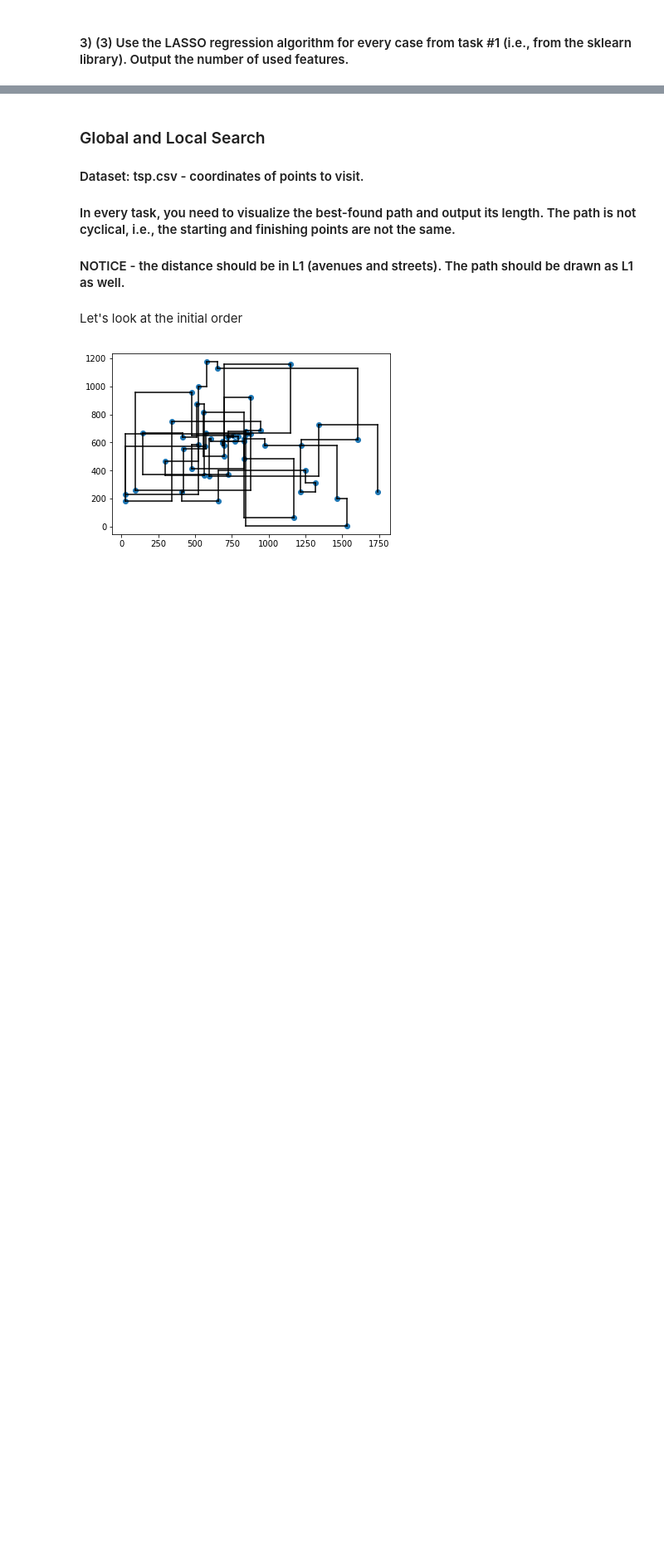
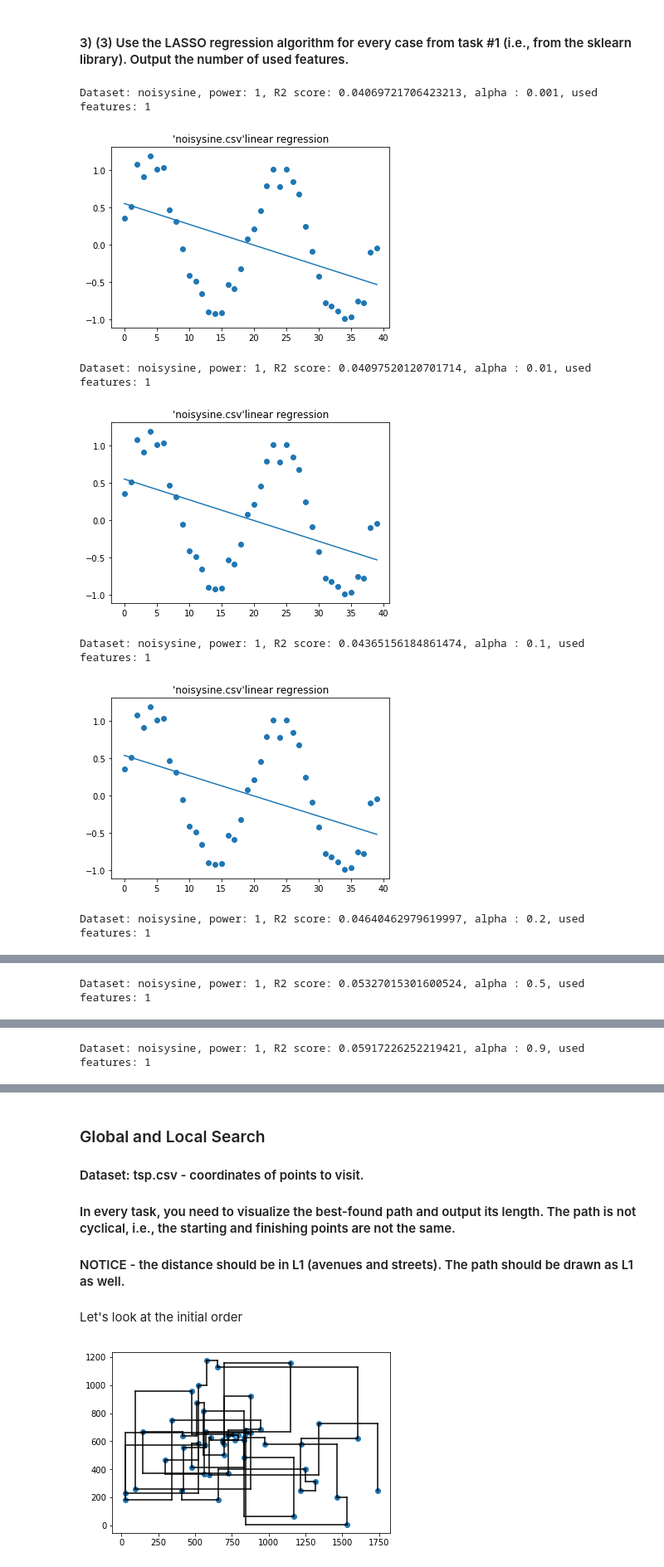
Before and after one commit to Igor-Tukh/machine-learning-hse, a Jupyter notebook: hw04/hw04.ipynb, the cells around one changed output, grey strips where cells are left out. Shown at 83% size. Saved outputs shown, nothing was run; the diff lists cells and outputs as text; code cells hidden in the pictures; blank space fills up the shorter version.

```diff
--- a/hw04/hw04.ipynb
+++ b/hw04/hw04.ipynb
@@ -35,2 +209,52 @@ def load_csv_dataset(dataset_name, label_name='label', with_header=True):
 # %% [markdown]
 #### 3) (3) Use the LASSO regression algorithm for every case from task #1 (i.e., from the sklearn library). Output the number of used features.
+# %%
+class RegressorShell(object):
+    def __init__(self, reg, p):
+        self.reg = reg
+        self.p = p
+
+    def predict(self, X):
+        X = self.p.transform(X.reshape(-1, 1))
+        return self.reg.predict(X)
+# %%
+def task3_1():
+    X, y = upload_noisysine()
+    X_train, X_test, y_train, y_test = train_test_split(X, y, test_size=0.2)
+    best = []
+    for degree in range(1, 6):
+        best_score = None
+        best_alpha = None
+        best_features_amount = 0
+        for alpha in [0.001, 0.01, 0.1, 0.2, 0.5, 0.9, 1]:
+            reg = linear_model.Lasso(alpha=alpha, max_iter=100000)
+            p = PolynomialFeatures(degree=degree)
+            X_train_p = p.fit_transform(X_train)
+            reg.fit(X_train_p, y_train)
+            y_pred = reg.predict(p.transform(X_test))
+            score = get_r2_score(y_pred, y_test)
+            features_amount = sum([0 if np.isclose(coef, 0) else 1 for coef in reg.coef_])
+            if best_alpha is None or best_score < score:
+                best_score = score
+                best_alpha = alpha
+                best_features_amount = features_amount
+            print('Dataset: noisysine, power: {}, R2 score: {}, alpha : {}, used features: {}'.format(
+                degree, score, alpha, features_amount))
+            plot_regression(X.copy(), y, RegressorShell(reg, p),
+                            '\'noisysine.csv\' polynomial regression, power = {}, alpha: {}'.format(
+                                degree, alpha) if degree != 1
+                            else '\'noisysine.csv\'linear regression')
+        best.append((best_alpha, best_score, best_features_amount))
+    for degree in range(len(best)):
+        print('Degree {}, the best alpha: {} with score {} and {} feature(s)'.format(
+            degree + 1, best[degree][0], best[degree][1], best[degree][2]))
+
+task3_1()
+# %% [output]
+Dataset: noisysine, power: 1, R2 score: 0.04069721706423213, alpha : 0.001, used features: 1
+[figure, added]
+Dataset: noisysine, power: 1, R2 score: 0.04097520120701714, alpha : 0.01, used features: 1
+[figure, added]
+Dataset: noisysine, power: 1, R2 score: 0.04365156184861474, alpha : 0.1, used features: 1
+[figure, added]
+Dataset: noisysine, power: 1, R2 score: 0.04640462979619997, alpha : 0.2, used features: 1
@@ -36,0 +262 @@ def load_csv_dataset(dataset_name, label_name='label', with_header=True):
+Dataset: noisysine, power: 1, R2 score: 0.05327015301600524, alpha : 0.5, used features: 1
@@ -36,0 +264 @@ def load_csv_dataset(dataset_name, label_name='label', with_header=True):
+Dataset: noisysine, power: 1, R2 score: 0.05917226252219421, alpha : 0.9, used features: 1
```
Also changed, not shown: parts of 17 cells of this notebook, 1 other file.
